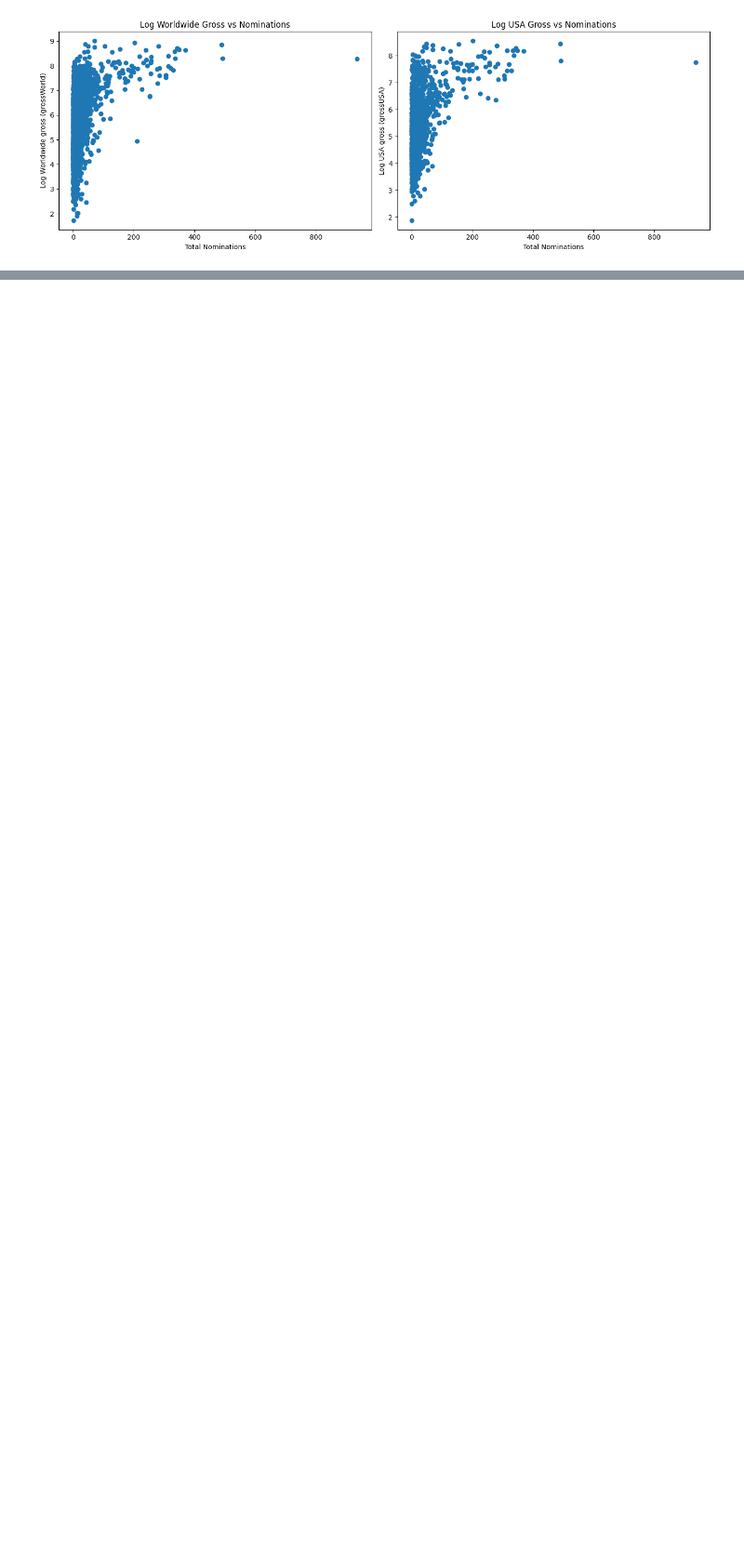
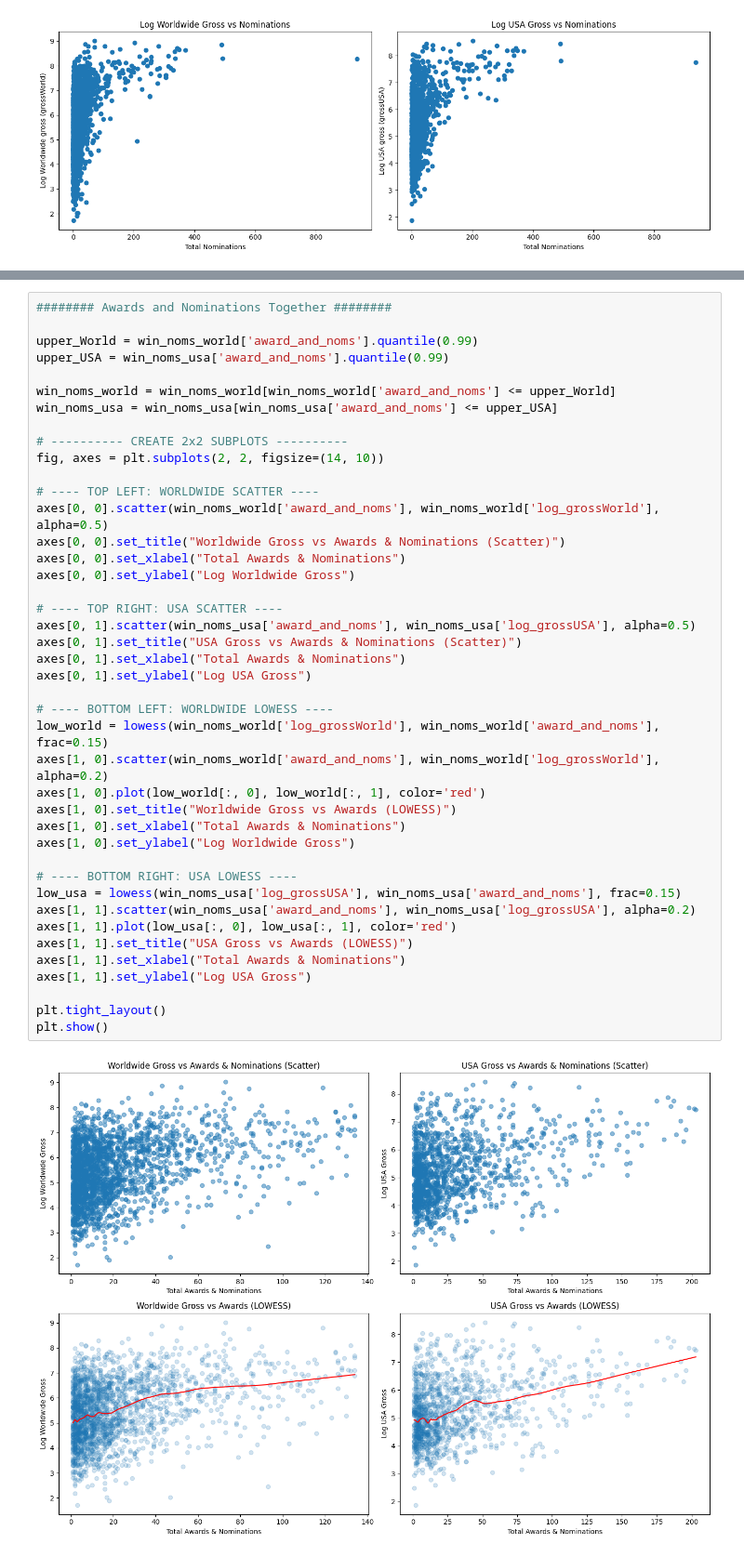
Before and after one commit to cillustrisimo/data144finalproj, a Jupyter notebook: cleaning_data.ipynb, the cells around one changed output, grey strips where cells are left out. Shown at 93% size. Drawn from its saved outputs; the diff is of its cells as text; blank space fills up the shorter version.

Commit message:
feature engineering and LOWESS

```diff
--- a/cleaning_data.ipynb
+++ b/cleaning_data.ipynb
@@ -414,0 +419,44 @@ plt.show()
+# %%
+######## Awards and Nominations Together ########
+
+upper_World = win_noms_world['award_and_noms'].quantile(0.99)
+upper_USA = win_noms_usa['award_and_noms'].quantile(0.99)
+
+win_noms_world = win_noms_world[win_noms_world['award_and_noms'] <= upper_World]
+win_noms_usa = win_noms_usa[win_noms_usa['award_and_noms'] <= upper_USA]
+
+# ---------- CREATE 2x2 SUBPLOTS ----------
+fig, axes = plt.subplots(2, 2, figsize=(14, 10))
+
+# ---- TOP LEFT: WORLDWIDE SCATTER ----
+axes[0, 0].scatter(win_noms_world['award_and_noms'], win_noms_world['log_grossWorld'], alpha=0.5)
+axes[0, 0].set_title("Worldwide Gross vs Awards & Nominations (Scatter)")
+axes[0, 0].set_xlabel("Total Awards & Nominations")
+axes[0, 0].set_ylabel("Log Worldwide Gross")
+
+# ---- TOP RIGHT: USA SCATTER ----
+axes[0, 1].scatter(win_noms_usa['award_and_noms'], win_noms_usa['log_grossUSA'], alpha=0.5)
+axes[0, 1].set_title("USA Gross vs Awards & Nominations (Scatter)")
+axes[0, 1].set_xlabel("Total Awards & Nominations")
+axes[0, 1].set_ylabel("Log USA Gross")
+
+# ---- BOTTOM LEFT: WORLDWIDE LOWESS ----
+low_world = lowess(win_noms_world['log_grossWorld'], win_noms_world['award_and_noms'], frac=0.15)
+axes[1, 0].scatter(win_noms_world['award_and_noms'], win_noms_world['log_grossWorld'], alpha=0.2)
+axes[1, 0].plot(low_world[:, 0], low_world[:, 1], color='red')
+axes[1, 0].set_title("Worldwide Gross vs Awards (LOWESS)")
+axes[1, 0].set_xlabel("Total Awards & Nominations")
+axes[1, 0].set_ylabel("Log Worldwide Gross")
+
+# ---- BOTTOM RIGHT: USA LOWESS ----
+low_usa = lowess(win_noms_usa['log_grossUSA'], win_noms_usa['award_and_noms'], frac=0.15)
+axes[1, 1].scatter(win_noms_usa['award_and_noms'], win_noms_usa['log_grossUSA'], alpha=0.2)
+axes[1, 1].plot(low_usa[:, 0], low_usa[:, 1], color='red')
+axes[1, 1].set_title("USA Gross vs Awards (LOWESS)")
+axes[1, 1].set_xlabel("Total Awards & Nominations")
+axes[1, 1].set_ylabel("Log USA Gross")
+
+plt.tight_layout()
+plt.show()
+# %% [output]
+[figure, added]
```
Also changed, not shown: parts of 5 cells of this notebook.
